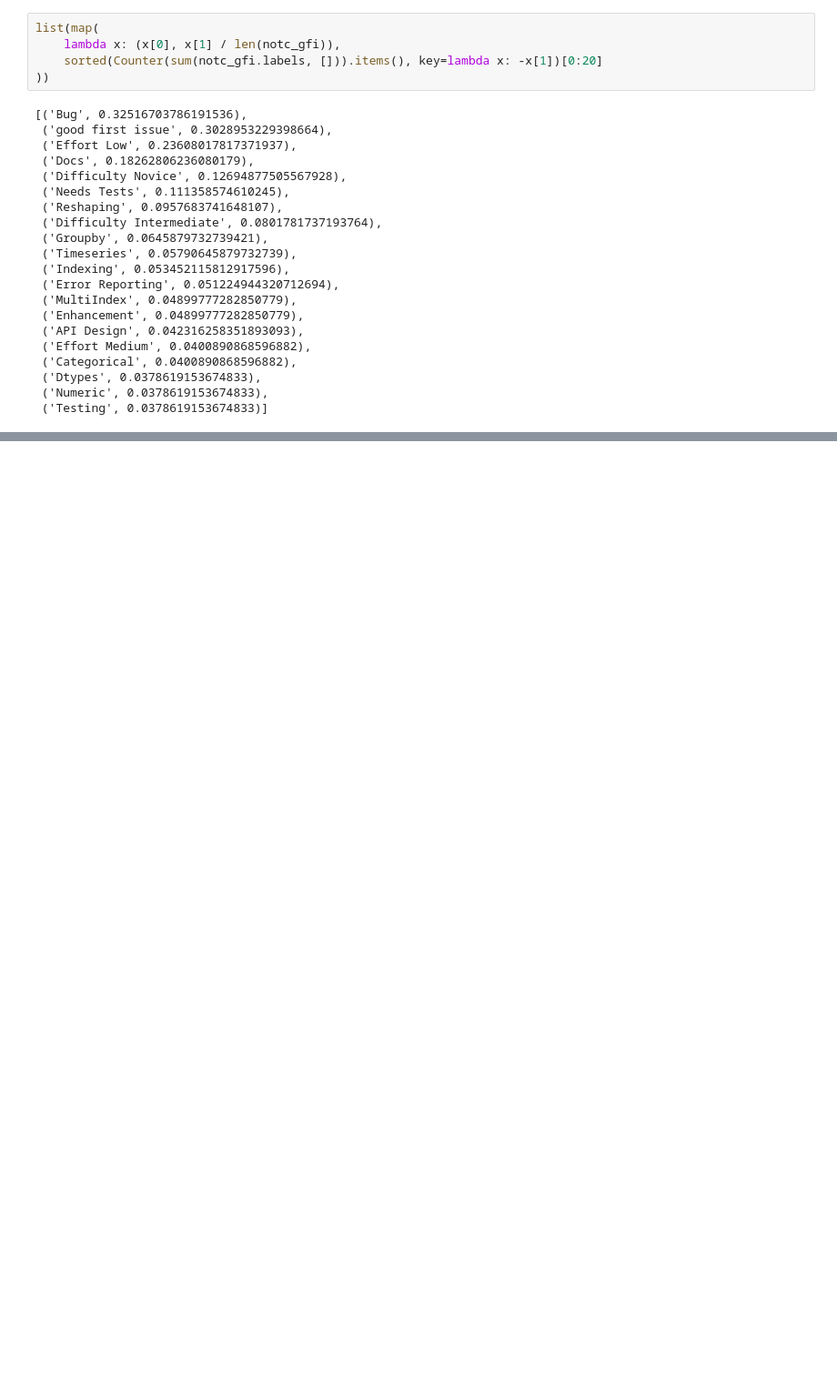
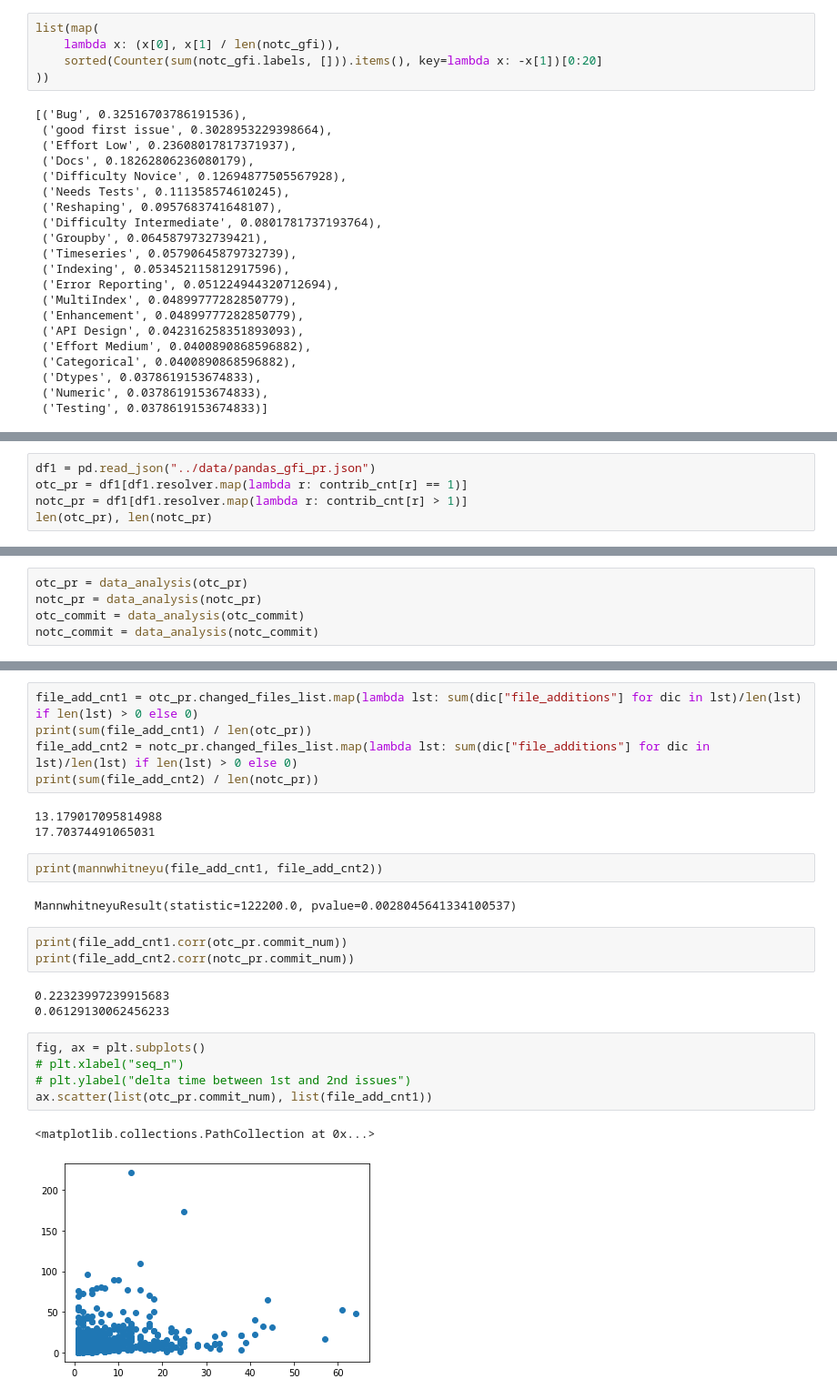
Before and after one commit to dune0310421/GFI-test-new, a Jupyter notebook: dataProcessing1/Analysis.ipynb, the cells around one changed output, grey strips where cells are left out. Shown: that part at 91% size. Saved outputs shown, nothing was run; the diff lists cells and outputs as text; blank space fills up the shorter version.

```diff
--- a/dataProcessing1/Analysis.ipynb
+++ b/dataProcessing1/Analysis.ipynb
@@ -444,0 +532,5 @@ plot_word_cloud(s2)
+# %%
+df1 = pd.read_json("../data/pandas_gfi_pr.json")
+otc_pr = df1[df1.resolver.map(lambda r: contrib_cnt[r] == 1)]
+notc_pr = df1[df1.resolver.map(lambda r: contrib_cnt[r] > 1)]
+len(otc_pr), len(notc_pr)
@@ -444,0 +670,5 @@ plot_word_cloud(s2)
+# %%
+otc_pr = data_analysis(otc_pr)
+notc_pr = data_analysis(notc_pr)
+otc_commit = data_analysis(otc_commit)
+notc_commit = data_analysis(notc_commit)
@@ -444,0 +858,26 @@ plot_word_cloud(s2)
+# %%
+file_add_cnt1 = otc_pr.changed_files_list.map(lambda lst: sum(dic["file_additions"] for dic in lst)/len(lst) if len(lst) > 0 else 0)
+print(sum(file_add_cnt1) / len(otc_pr))
+file_add_cnt2 = notc_pr.changed_files_list.map(lambda lst: sum(dic["file_additions"] for dic in lst)/len(lst) if len(lst) > 0 else 0)
+print(sum(file_add_cnt2) / len(notc_pr))
+# %% [output]
+13.179017095814988
+17.70374491065031
+# %%
+print(mannwhitneyu(file_add_cnt1, file_add_cnt2))
+# %% [output]
+MannwhitneyuResult(statistic=122200.0, pvalue=0.0028045641334100537)
+# %%
+print(file_add_cnt1.corr(otc_pr.commit_num))
+print(file_add_cnt2.corr(notc_pr.commit_num))
+# %% [output]
+0.22323997239915683
+0.06129130062456233
+# %%
+fig, ax = plt.subplots()
+# plt.xlabel("seq_n")
+# plt.ylabel("delta time between 1st and 2nd issues")
+ax.scatter(list(otc_pr.commit_num), list(file_add_cnt1))
+# %% [output]
+<matplotlib.collections.PathCollection at 0x...>
+[figure, added]
```
Also changed, not shown: parts of 61 cells of this notebook, 3 other files.
